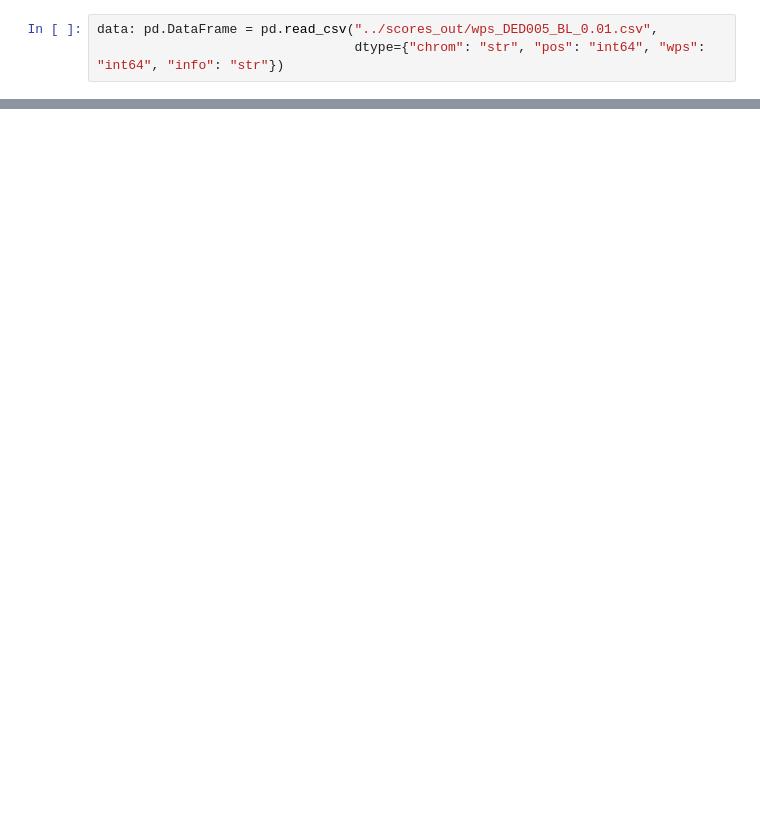
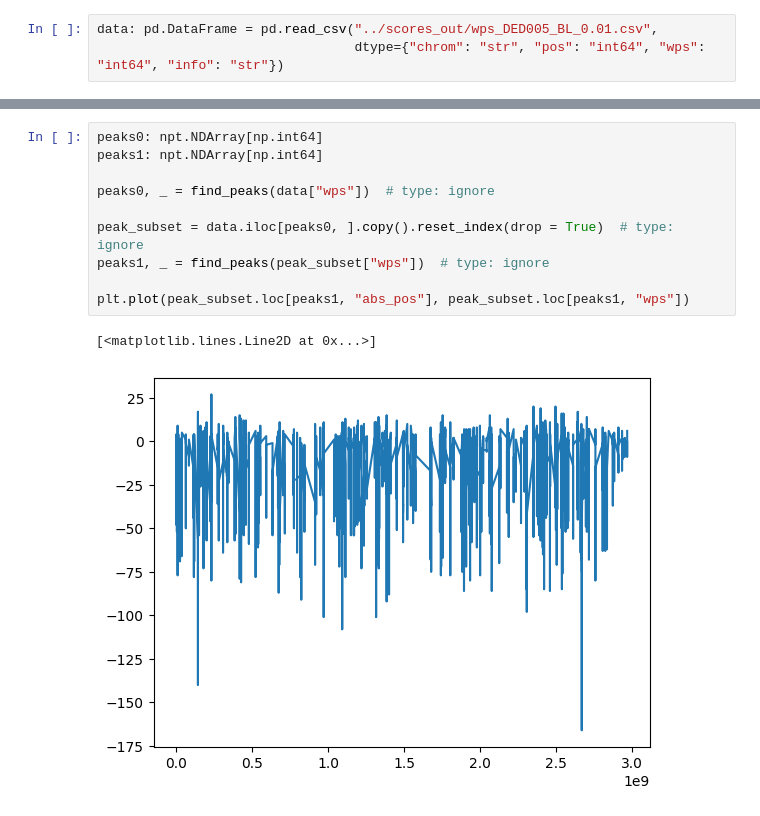
Before and after one commit to schwarzlab-ccb/pyfraglib, a Jupyter notebook: notebooks/scores.ipynb, the cells around one changed output, grey strips where cells are left out. Cells and saved outputs as stored; diff of their text form; blank space fills up the shorter version.

```diff
--- a/notebooks/scores.ipynb
+++ b/notebooks/scores.ipynb
@@ -18,0 +18,13 @@ INFO:pyfraglib:asaving WPS plot for DED005_BL_0.01 to `./DED005_BL_0.01_wps.png'
+# %%
+peaks0: npt.NDArray[np.int64]
+peaks1: npt.NDArray[np.int64]
+
+peaks0, _ = find_peaks(data["wps"])  # type: ignore
+
+peak_subset = data.iloc[peaks0, ].copy().reset_index(drop = True)  # type: ignore
+peaks1, _ = find_peaks(peak_subset["wps"])  # type: ignore
+
+plt.plot(peak_subset.loc[peaks1, "abs_pos"], peak_subset.loc[peaks1, "wps"])
+# %% [output]
+[<matplotlib.lines.Line2D at 0x...>]
+[figure, added]
```
Also changed, not shown: parts of 3 cells of this notebook, 2 other files.
